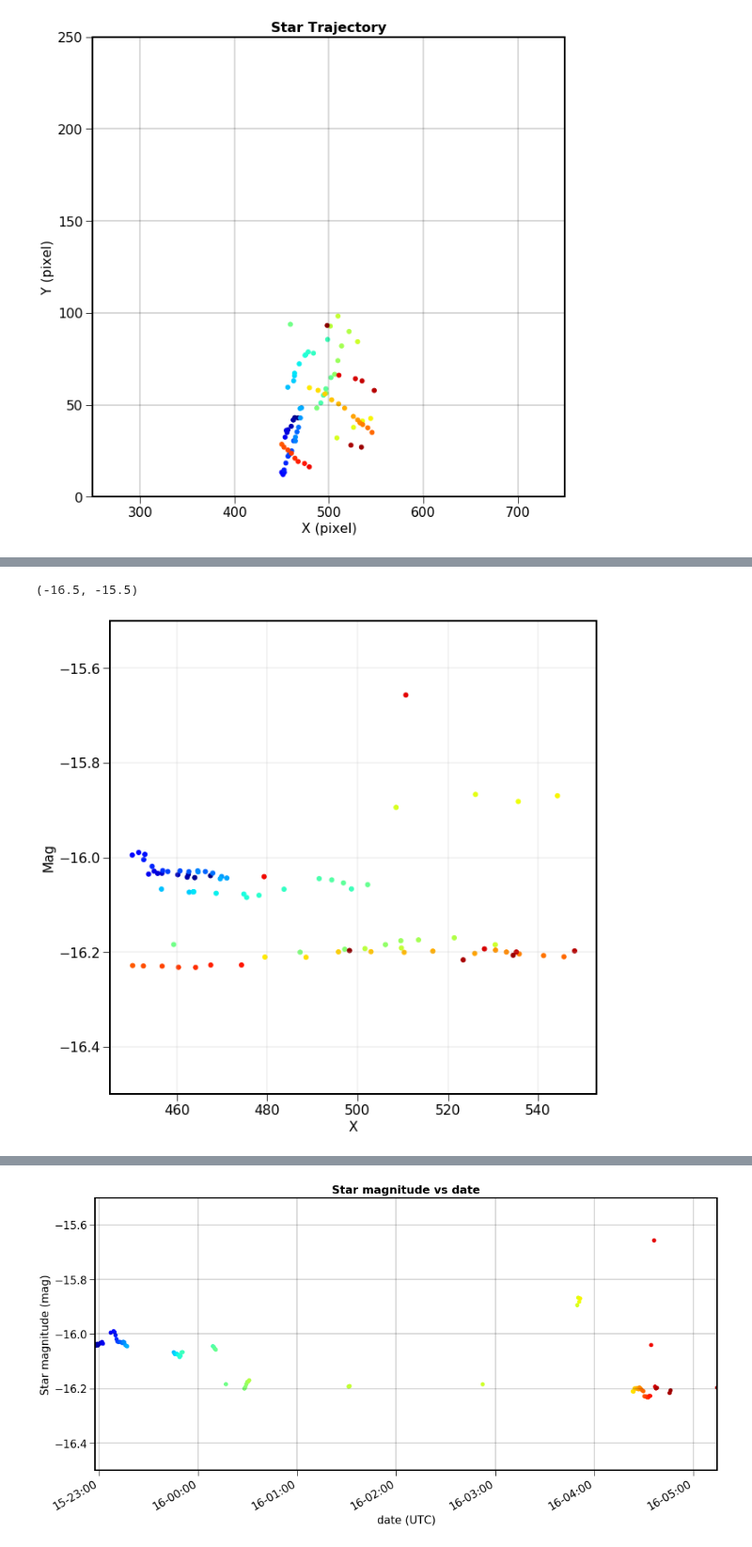
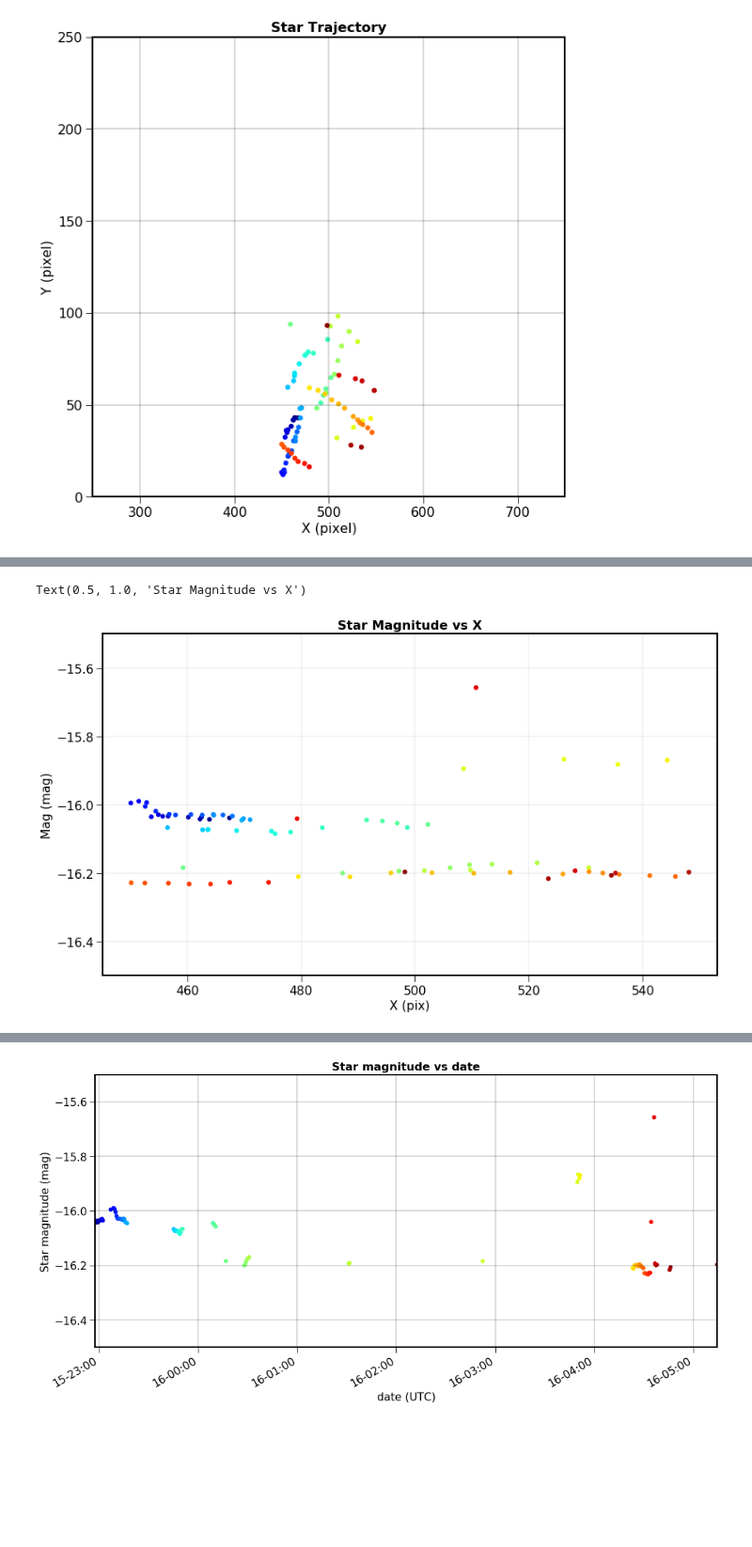
Before and after one commit to sylvielsstfr/SpectractorAnaAtm19, a Jupyter notebook: ana_20190215_HD116405_Filtre_None/AnaStarPhotometry.ipynb, the cells around one changed output, grey strips where cells are left out. Shown at 94% size. Drawn from its saved outputs; the diff is of its cells as text; code cells hidden in the pictures; blank space fills up the shorter version.

```diff
--- a/ana_20190215_HD116405_Filtre_None/AnaStarPhotometry.ipynb
+++ b/ana_20190215_HD116405_Filtre_None/AnaStarPhotometry.ipynb
@@ -365,11 +387,13 @@ plt.hist(newmag,bins=50);
 # %%
+fig = plt.figure(num=ifig, figsize=(14, 8))
 plt.scatter(newX,newmag,marker="o",c=all_colors)
 #plt.xlim(0,100)
-plt.xlabel("X")
-plt.ylabel("Mag")
+plt.xlabel("X (pix)")
+plt.ylabel("Mag (mag)")
 plt.grid()
 plt.ylim(-16.5,-15.5)
+plt.title("Star Magnitude vs X")
 # %% [output]
-(-16.5, -15.5)
+Text(0.5, 1.0, 'Star Magnitude vs X')
-[figure, old version]
+[figure, new version]
 # %%
```
Also changed, not shown: parts of 14 cells of this notebook.
